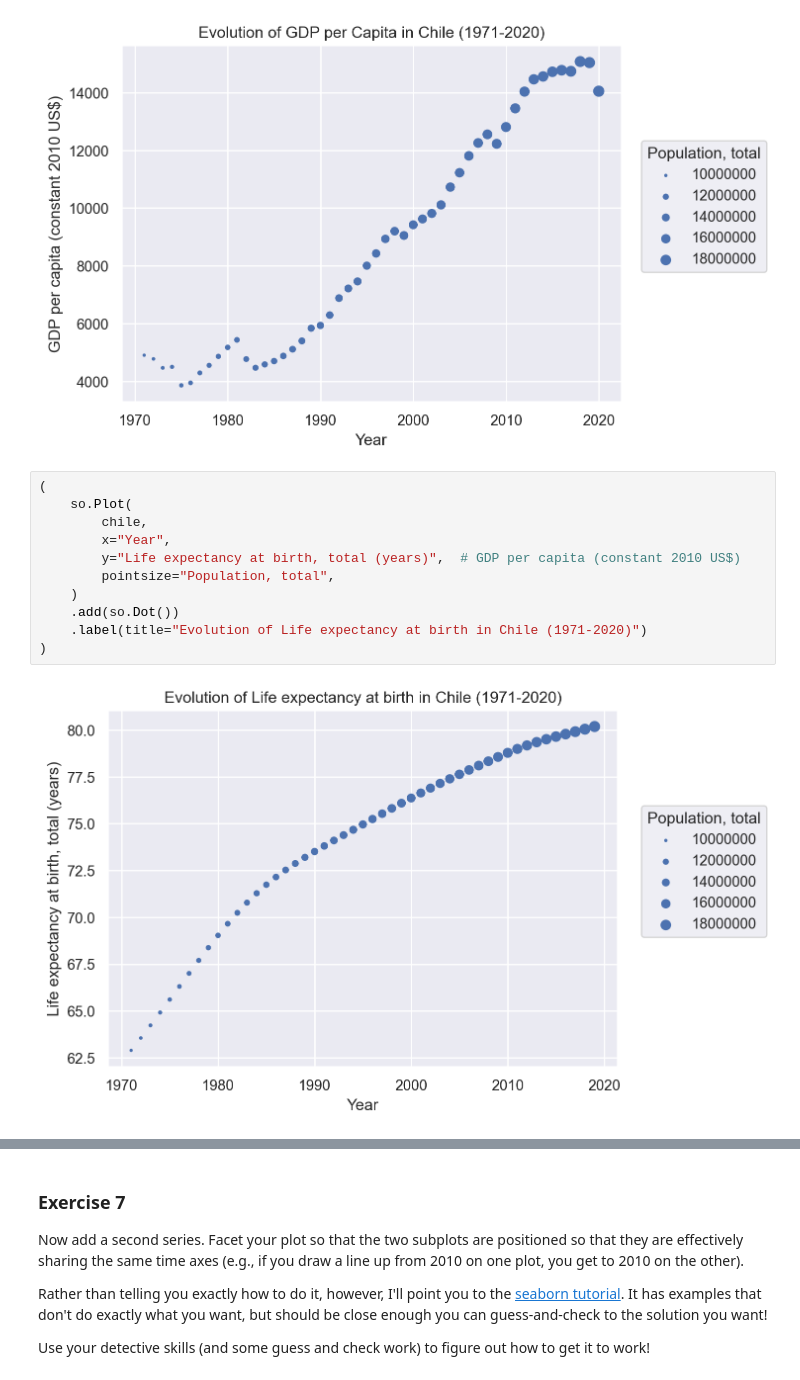
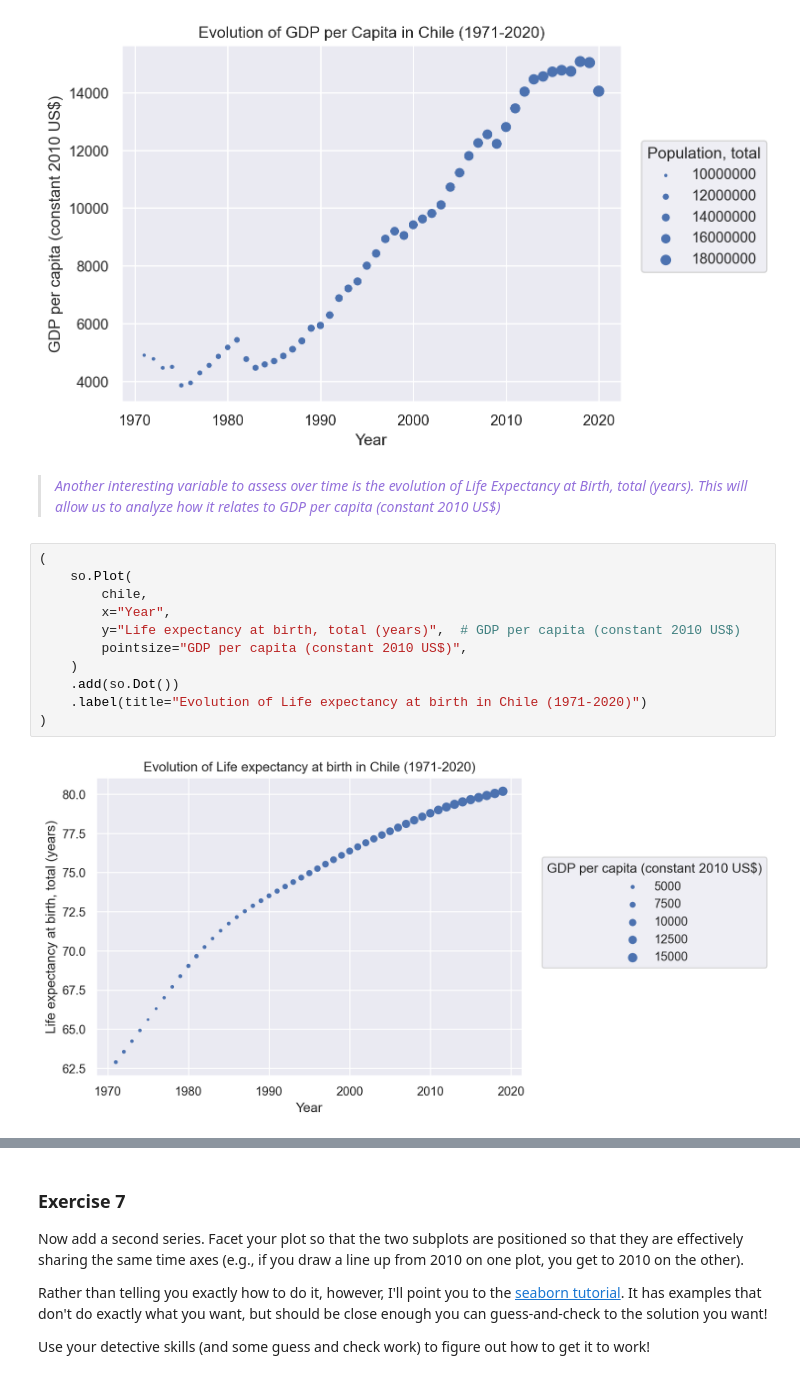
Before and after one commit to BarbaraPFloresRios/IDS720_PracticalDataScience, a Jupyter notebook: 20231019_ExercisePlottingPart1/Exercise_plotting_part1.ipynb, the cells around one changed output, grey strips where cells are left out. Cells and saved outputs as stored; diff of their text form.

```diff
--- a/20231019_ExercisePlottingPart1/Exercise_plotting_part1.ipynb
+++ b/20231019_ExercisePlottingPart1/Exercise_plotting_part1.ipynb
@@ -192,16 +192,18 @@ chile = world[world["Country Name"] == "Chile"]
 )
 # %% [output]
 [figure]
+# %% [markdown]
+><span style="color: #9370DB">*Another interesting variable to assess over time is the evolution of Life Expectancy at Birth, total (years). This will allow us to analyze how it relates to GDP per capita (constant 2010 US$)*</span>
 # %%
 (
     so.Plot(
         chile,
         x="Year",
         y="Life expectancy at birth, total (years)",  # GDP per capita (constant 2010 US$)
-        pointsize="Population, total",
+        pointsize="GDP per capita (constant 2010 US$)",
     )
     .add(so.Dot())
     .label(title="Evolution of Life expectancy at birth in Chile (1971-2020)")
 )
 # %% [output]
-[figure, old version]
+[figure, new version]
```
Also changed, not shown: parts of 11 cells of this notebook, 1 other file.
